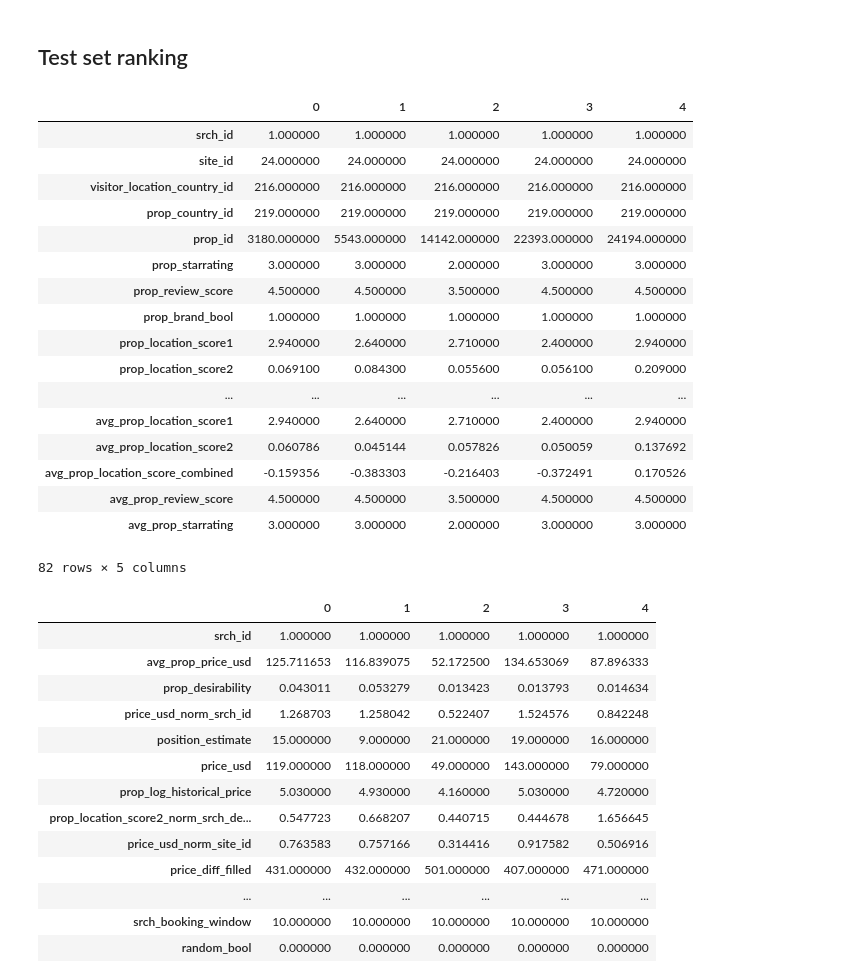
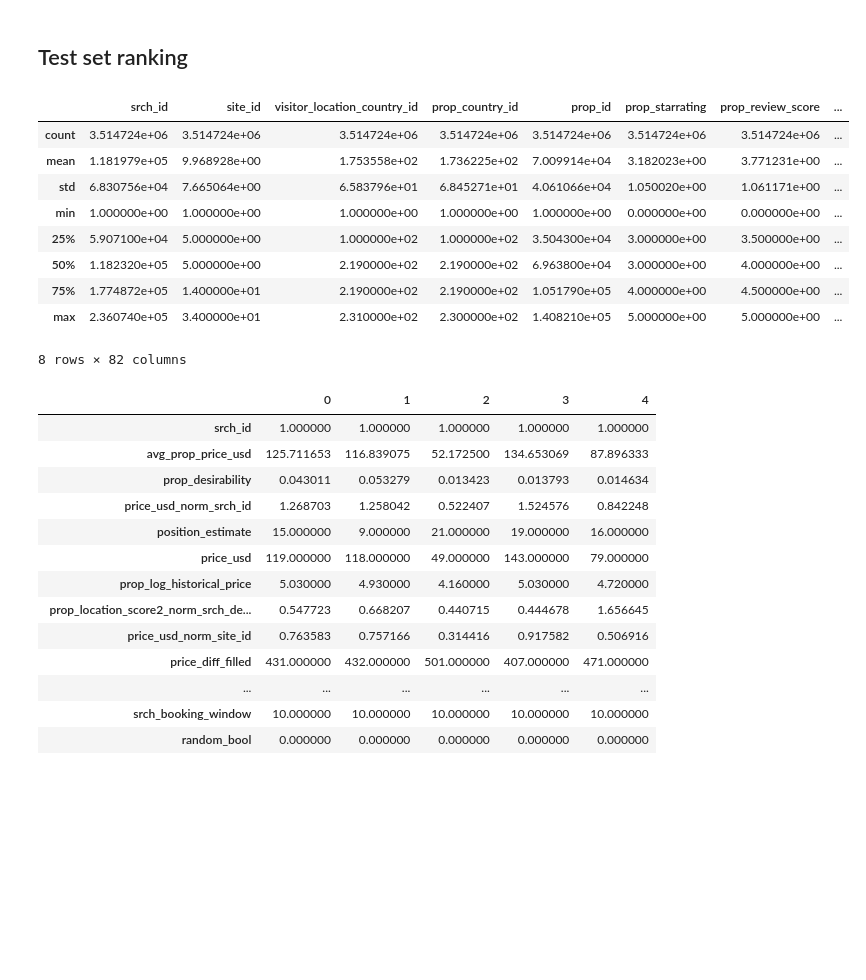
Before and after one commit to FionaLippert/DataMining, a Jupyter notebook: assignment2/lightGBM_param_tuning.ipynb, the cells around one changed output. Drawn from its saved outputs; the diff is of its cells as text; code cells hidden in the pictures; blank space fills up the shorter version.

```diff
--- a/assignment2/lightGBM_param_tuning.ipynb
+++ b/assignment2/lightGBM_param_tuning.ipynb
@@ -468,27 +467,19 @@ feature_names_importances
 ## Test set ranking
 # %%
 test = pd.read_csv('processed_data_final/test_clean.csv')
-# %%
-test.head().T
-# %% [output]
-|  | 0 | 1 | 2 | 3 | 4 |
-| srch_id | 1.000000 | 1.000000 | 1.000000 | 1.000000 | 1.000000 |
-| site_id | 24.000000 | 24.000000 | 24.000000 | 24.000000 | 24.000000 |
-| visitor_location_country_id | 216.000000 | 216.000000 | 216.000000 | 216.000000 | 216.000000 |
-| prop_country_id | 219.000000 | 219.000000 | 219.000000 | 219.000000 | 219.000000 |
-| prop_id | 3180.000000 | 5543.000000 | 14142.000000 | 22393.000000 | 24194.000000 |
-| prop_starrating | 3.000000 | 3.000000 | 2.000000 | 3.000000 | 3.000000 |
-| prop_review_score | 4.500000 | 4.500000 | 3.500000 | 4.500000 | 4.500000 |
-| prop_brand_bool | 1.000000 | 1.000000 | 1.000000 | 1.000000 | 1.000000 |
-| prop_location_score1 | 2.940000 | 2.640000 | 2.710000 | 2.400000 | 2.940000 |
-| prop_location_score2 | 0.069100 | 0.084300 | 0.055600 | 0.056100 | 0.209000 |
-| ... | ... | ... | ... | ... | ... |
-| avg_prop_location_score1 | 2.940000 | 2.640000 | 2.710000 | 2.400000 | 2.940000 |
-| avg_prop_location_score2 | 0.060786 | 0.045144 | 0.057826 | 0.050059 | 0.137692 |
-| avg_prop_location_score_combined | -0.159356 | -0.383303 | -0.216403 | -0.372491 | 0.170526 |
-| avg_prop_review_score | 4.500000 | 4.500000 | 3.500000 | 4.500000 | 4.500000 |
-| avg_prop_starrating | 3.000000 | 3.000000 | 2.000000 | 3.000000 | 3.000000 |
-82 rows × 5 columns
+# %%
+test.describe()
+# %% [output]
+|  | srch_id | site_id | visitor_location_country_id | prop_country_id | prop_id | prop_starrating | prop_review_score | ... |
+| count | 3.514724e+06 | 3.514724e+06 | 3.514724e+06 | 3.514724e+06 | 3.514724e+06 | 3.514724e+06 | 3.514724e+06 | ... |
+| mean | 1.181979e+05 | 9.968928e+00 | 1.753558e+02 | 1.736225e+02 | 7.009914e+04 | 3.182023e+00 | 3.771231e+00 | ... |
+| std | 6.830756e+04 | 7.665064e+00 | 6.583796e+01 | 6.845271e+01 | 4.061066e+04 | 1.050020e+00 | 1.061171e+00 | ... |
+| min | 1.000000e+00 | 1.000000e+00 | 1.000000e+00 | 1.000000e+00 | 1.000000e+00 | 0.000000e+00 | 0.000000e+00 | ... |
+| 25% | 5.907100e+04 | 5.000000e+00 | 1.000000e+02 | 1.000000e+02 | 3.504300e+04 | 3.000000e+00 | 3.500000e+00 | ... |
+| 50% | 1.182320e+05 | 5.000000e+00 | 2.190000e+02 | 2.190000e+02 | 6.963800e+04 | 3.000000e+00 | 4.000000e+00 | ... |
+| 75% | 1.774872e+05 | 1.400000e+01 | 2.190000e+02 | 2.190000e+02 | 1.051790e+05 | 4.000000e+00 | 4.500000e+00 | ... |
+| max | 2.360740e+05 | 3.400000e+01 | 2.310000e+02 | 2.300000e+02 | 1.408210e+05 | 5.000000e+00 | 5.000000e+00 | ... |
+8 rows × 82 columns
 # %%
 test = test[cols[:-1]]
 # %%
```
Also changed, not shown: parts of 3 cells of this notebook.
